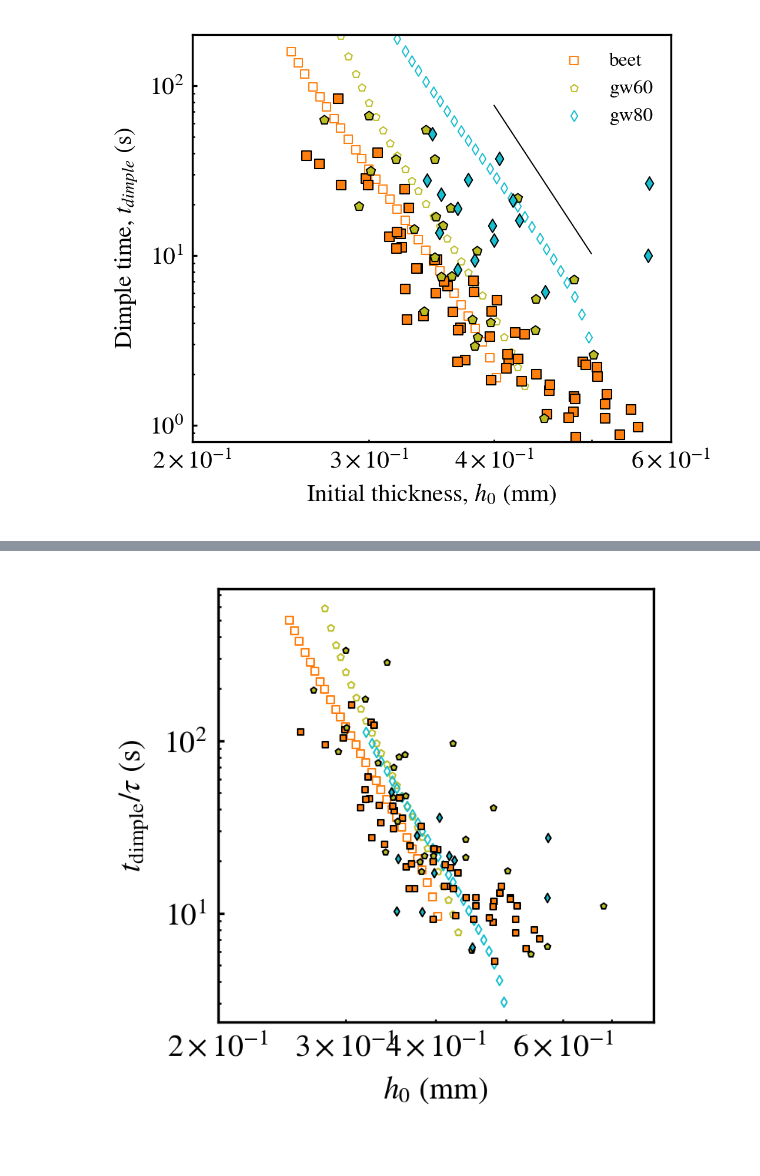
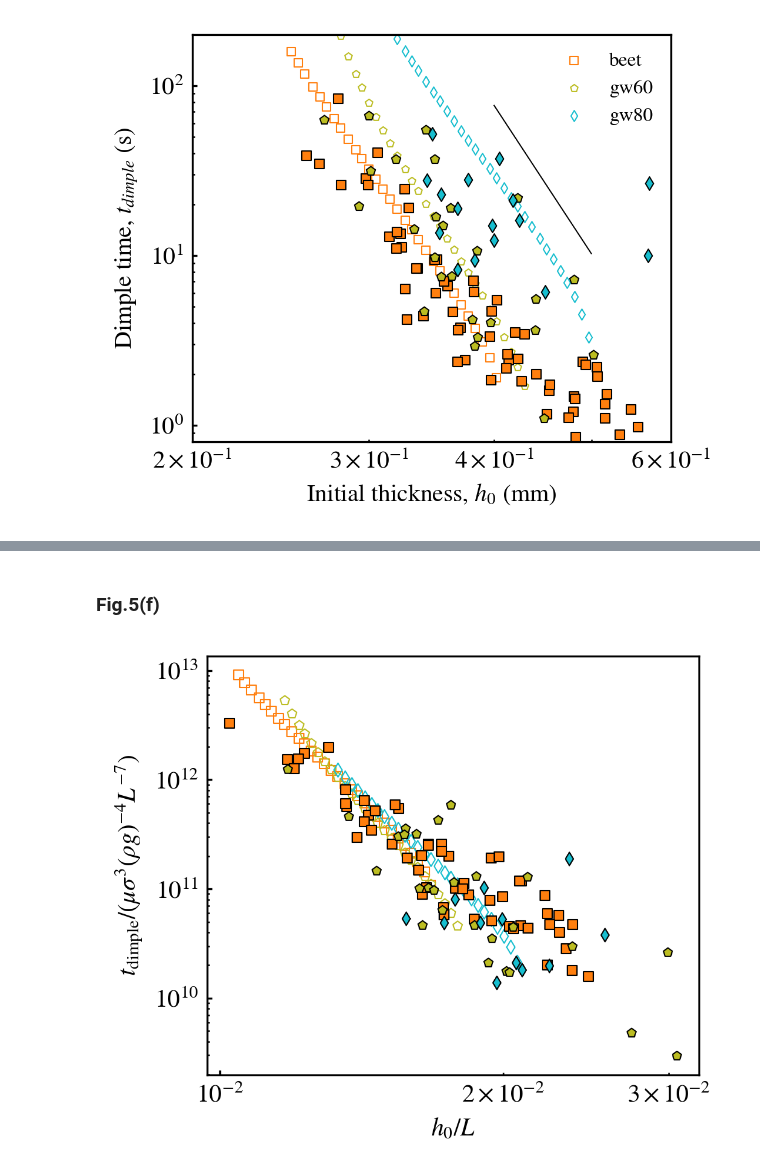
Before and after one commit to ZLoverty/WPM, a Jupyter notebook: Code/OSF/Figures.ipynb, the cells around one changed output, grey strips where cells are left out. Cells and saved outputs as stored; diff of their text form; code cells hidden in the pictures.

Commit message:
Update code for generating images for resubmission

```diff
--- a/Code/OSF/Figures.ipynb
+++ b/Code/OSF/Figures.ipynb
@@ -272,41 +373,45 @@ plt.plot(x, y, color="black", ls="-", lw=.5)
+# %% [markdown]
+### Fig.5(f)
 # %%
 folder = "fig5"
 dimple_time = pd.read_csv(os.path.join(folder, "dimple_time_sim.csv"))
 dimple_time = dimple_time.loc[(dimple_time["t"] < 200)&(dimple_time["h0"] > 25e-5)]
 dimple_time.sort_values("mu", inplace=True)
-fig, ax = plt.subplots(figsize=(2.5, 2.5), dpi=300)
+fig, ax = plt.subplots(figsize=(3.5, 3), dpi=300)
 
 liquids = ["beet", "gw60", "gw80"]
 cmap = plt.get_cmap("tab10")
 colors = [cmap(i) for i in [1, 8, 9]]
 markers = ["s", "p", "d"]
 viscosity_list = [10e-3, 10.5e-3, 58e-3]
-st_list = [72e-3, 64e-3, 62e-3]
+st_list = [42e-3, 64e-3, 62e-3]
+rho_list = [1e3, 1.1533e3, 1.2079e3]
 cm_map = pd.DataFrame({"mu": viscosity_list,
                        "sigma": st_list,
+                       "rho": rho_list,
                        "color": colors,
                        "marker": markers}, index=liquids)
 
 for liquid, i in cm_map.iterrows():
     g = dimple_time.loc[dimple_time["liquid"] == liquid]
-    tau = g["L"]**2 / i["sigma"] * i["mu"] / g["h0"]
-    ax.scatter(g["h0"]*1e3, g["t"]/tau,
-               s=5, lw=.5, marker=i.marker, facecolor=(0,0,0,0),
+    tau = i["mu"] * i["sigma"]**3 * (i["rho"]*9.8)**-4 * (g["L"])**-7
+    ax.scatter(g["h0"]/g["L"], g["t"]/tau,
+               s=15, lw=.5, marker=i.marker, facecolor=(0,0,0,0),
                edgecolor=i.color, label=f"{liquid}")
 ax.loglog()
-ax.set_xlabel("$h_0$ (mm)")
-ax.set_ylabel("$t_{\mathrm{dimple}}/\\tau$ (s)")
-ax.set_xlim([0.2, .8])
+ax.set_xlabel("$h_0/L$")
+ax.set_ylabel("$t_{\mathrm{dimple}}/(\mu\sigma^3(\\rho g)^{-4}L^{-7})$")
+# ax.set_xlim([0.2, .8])
 
 # experimental data
 dimple_exp = pd.read_csv(os.path.join(folder, "dimple_time_exp.csv"))
 dimple_exp = dimple_exp.loc[(dimple_exp["t"] < 100)&(dimple_exp["L"]>18)]
 liquids = dimple_exp["liquid"].unique()
 for liquid, i in cm_map.iterrows():
     g = dimple_exp.loc[dimple_exp["liquid"] == liquid]
-    tau = (g["L"]*1e-3)**2 / i["sigma"] * i["mu"] / (g["h0ext"]*1e-3)
-    ax.scatter(g["h0ext"], g["t"]/tau,
-               s=4, lw=.5, marker=i.marker,
+    tau = i["mu"] * i["sigma"]**3 * (i["rho"]*9.8)**-4 * (g["L"]*1e-3)**-7
+    ax.scatter(g["h0ext"]/g["L"], g["t"]/tau,
+               s=14, lw=.5, marker=i.marker,
                facecolor=i.color, edgecolor="black", label=f"{liquid}")
 # %% [output]
-[figure, old version]
+[figure, new version]
```
Also changed, not shown: parts of 3 cells of this notebook, 2 other files.
